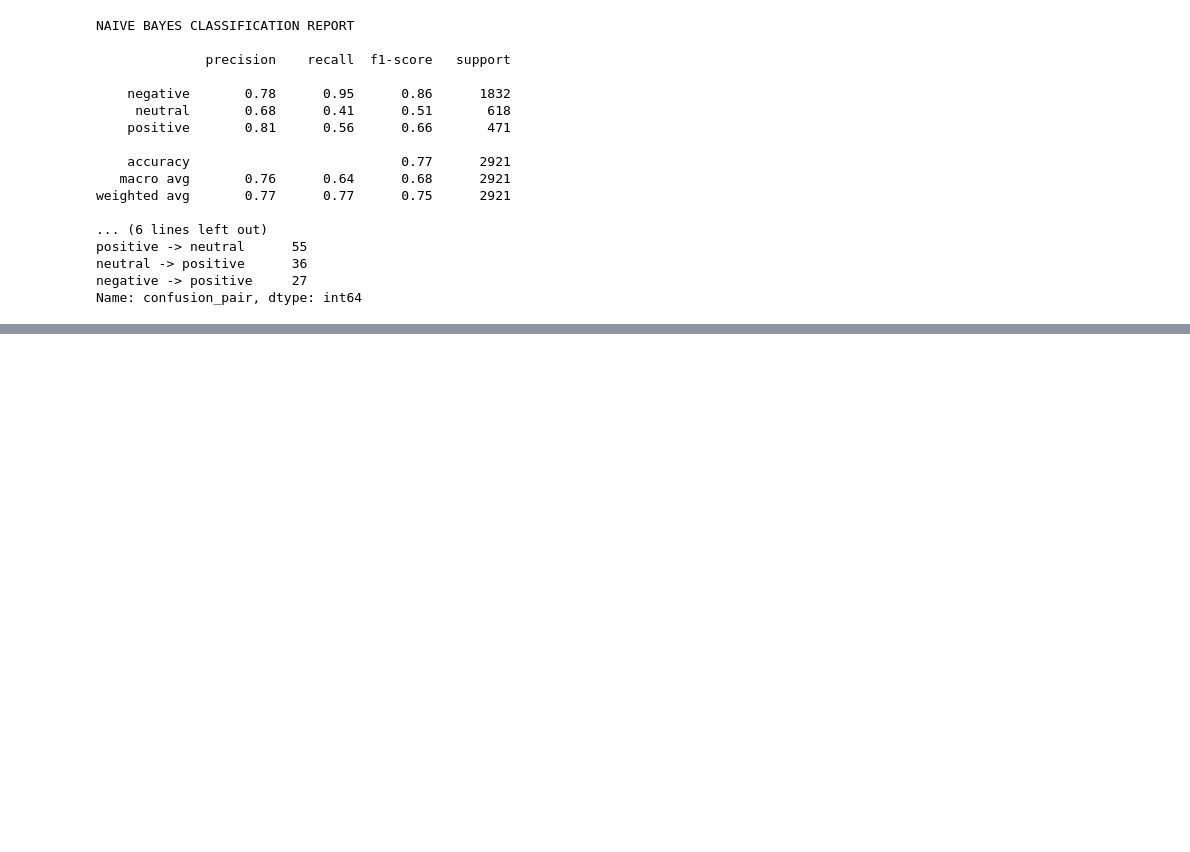
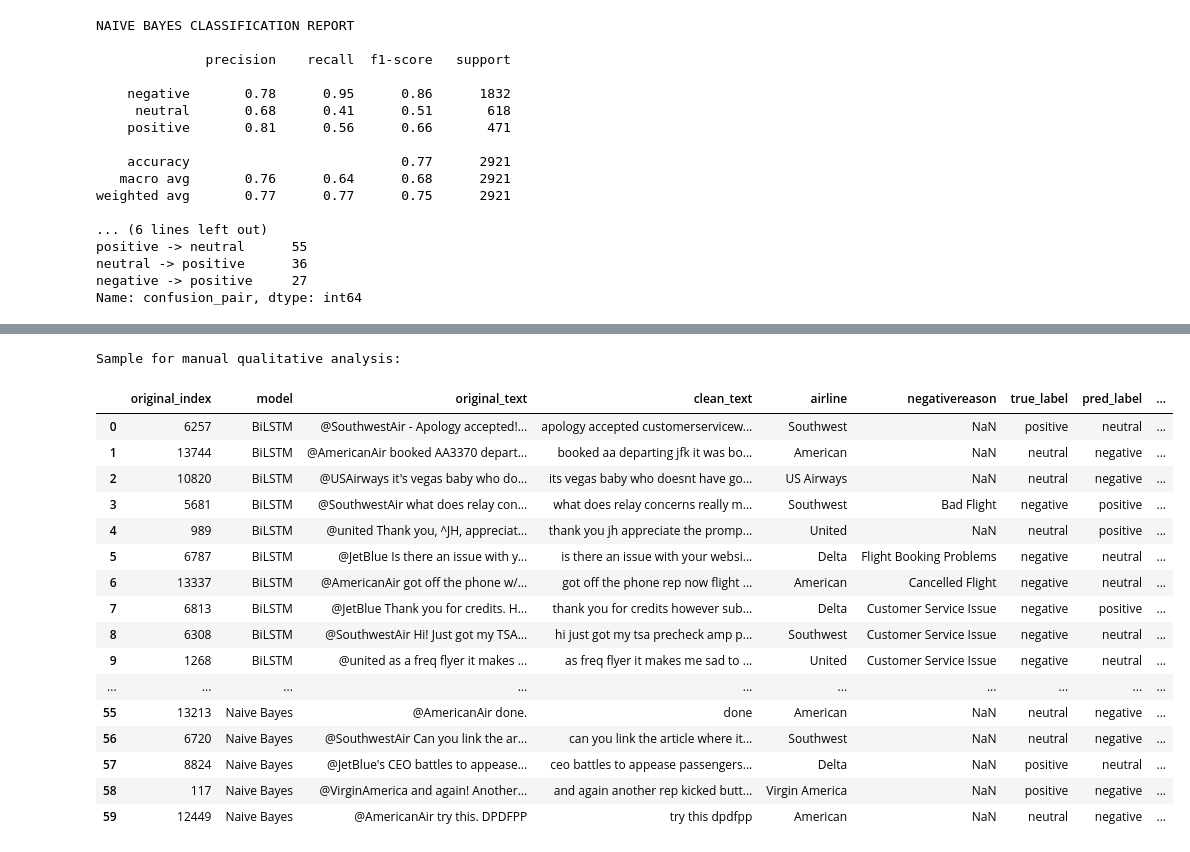
Before and after one commit to CoenHiddink2001/DLNLP_Group8, a Jupyter notebook: NLP assignment.ipynb, the cells around one changed output, grey strips where cells are left out. Saved outputs shown, nothing was run; the diff lists cells and outputs as text; code cells hidden in the pictures; blank space fills up the shorter version.

Commit message:
Expand qualitative error analysis to 60 annotated errors

```diff
--- a/NLP assignment.ipynb
+++ b/NLP assignment.ipynb
@@ -896,0 +854,51 @@ Sample for manual qualitative analysis:
+# %%
+# Create a qualitative analysis sample: 20 errors per model
+qual_sample = pd.concat([
+    nb_errors.assign(model="Naive Bayes"),
+    logit_errors.assign(model="Logistic Regression"),
+    bilstm_errors.assign(model="BiLSTM")
+], axis=0)
+
+# Sample evenly across models
+qual_sample = (
+    qual_sample.groupby("model", group_keys=False)
+    .apply(lambda x: x.sample(n=min(20, len(x)), random_state=42))
+    .copy()
+)
+
+qual_sample = qual_sample[[
+    "model",
+    "original_text",
+    "clean_text",
+    "airline",
+    "negativereason",
+    "true_label",
+    "pred_label",
+    "confusion_pair"
+]].reset_index(drop=False).rename(columns={"index": "original_index"})
+
+qual_sample["error_category"] = ""
+qual_sample["notes"] = ""
+
+pd.set_option("display.max_colwidth", None)
+print("\nSample for manual qualitative analysis:")
+display(qual_sample)
+# %% [output]
+Sample for manual qualitative analysis:
+|  | original_index | model | original_text | clean_text | airline | negativereason | true_label | pred_label | ... |
+| 0 | 6257 | BiLSTM | @SouthwestAir - Apology accepted!... | apology accepted customerservicew... | Southwest | NaN | positive | neutral | ... |
+| 1 | 13744 | BiLSTM | @AmericanAir booked AA3370 depart... | booked aa departing jfk it was bo... | American | NaN | neutral | negative | ... |
+| 2 | 10820 | BiLSTM | @USAirways it's vegas baby who do... | its vegas baby who doesnt have go... | US Airways | NaN | neutral | negative | ... |
+| 3 | 5681 | BiLSTM | @SouthwestAir what does relay con... | what does relay concerns really m... | Southwest | Bad Flight | negative | positive | ... |
+| 4 | 989 | BiLSTM | @united Thank you, ^JH, appreciat... | thank you jh appreciate the promp... | United | NaN | neutral | positive | ... |
+| 5 | 6787 | BiLSTM | @JetBlue Is there an issue with y... | is there an issue with your websi... | Delta | Flight Booking Problems | negative | neutral | ... |
+| 6 | 13337 | BiLSTM | @AmericanAir got off the phone w/... | got off the phone rep now flight ... | American | Cancelled Flight | negative | neutral | ... |
+| 7 | 6813 | BiLSTM | @JetBlue Thank you for credits. H... | thank you for credits however sub... | Delta | Customer Service Issue | negative | positive | ... |
+| 8 | 6308 | BiLSTM | @SouthwestAir Hi! Just got my TSA... | hi just got my tsa precheck amp p... | Southwest | Customer Service Issue | negative | neutral | ... |
+| 9 | 1268 | BiLSTM | @united as a freq flyer it makes ... | as freq flyer it makes me sad to ... | United | Customer Service Issue | negative | neutral | ... |
+| ... | ... | ... | ... | ... | ... | ... | ... | ... | ... |
+| 55 | 13213 | Naive Bayes | @AmericanAir done. | done | American | NaN | neutral | negative | ... |
+| 56 | 6720 | Naive Bayes | @SouthwestAir Can you link the ar... | can you link the article where it... | Southwest | NaN | neutral | negative | ... |
+| 57 | 8824 | Naive Bayes | @JetBlue's CEO battles to appease... | ceo battles to appease passengers... | Delta | NaN | positive | neutral | ... |
+| 58 | 117 | Naive Bayes | @VirginAmerica and again! Another... | and again another rep kicked butt... | Virgin America | NaN | positive | negative | ... |
+| 59 | 12449 | Naive Bayes | @AmericanAir try this. DPDFPP | try this dpdfpp | American | NaN | neutral | negative | ... |
```
Also changed, not shown: parts of 9 cells of this notebook.
